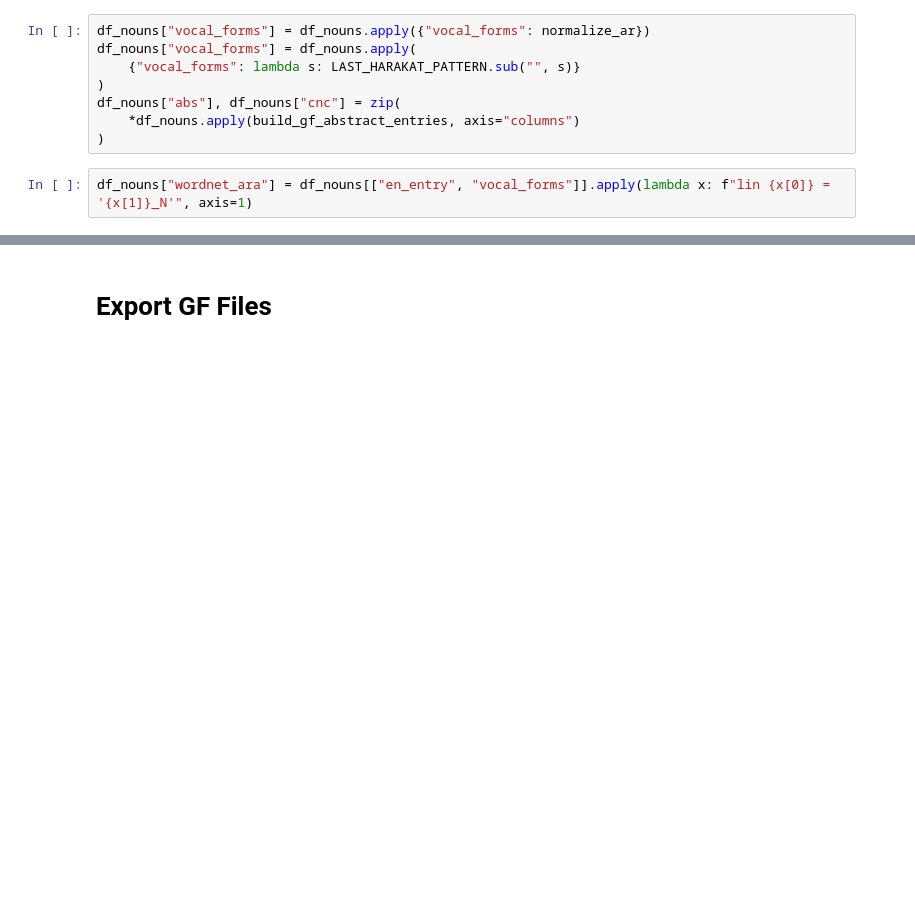
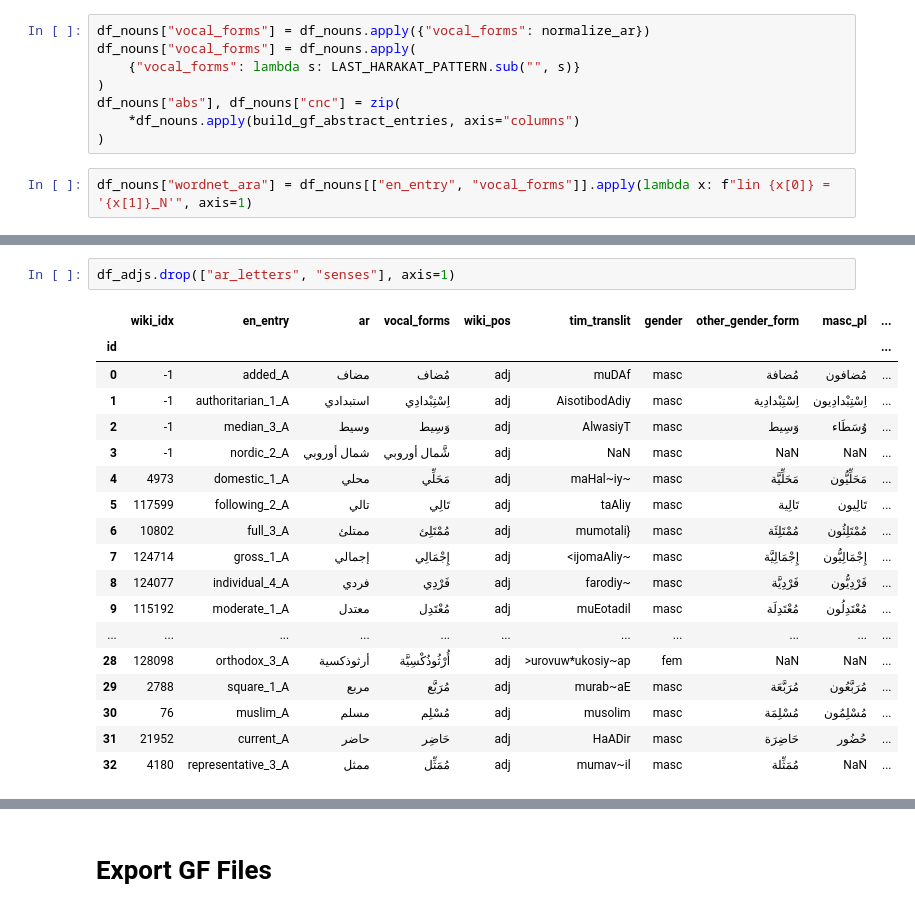
Before and after one commit to zarzouram/MLT_Thesis, a Jupyter notebook: notebooks/step-3_build_gfs.ipynb, the cells around one changed output, grey strips where cells are left out. Cells and saved outputs as stored; diff of their text form; blank space fills up the shorter version.

```diff
--- a/notebooks/step-3_build_gfs.ipynb
+++ b/notebooks/step-3_build_gfs.ipynb
@@ -274,0 +239,21 @@ df_nouns
+# %%
+df_adjs.drop(["ar_letters", "senses"], axis=1)
+# %% [output]
+|  | wiki_idx | en_entry | ar | vocal_forms | wiki_pos | tim_translit | gender | other_gender_form | masc_pl | ... |
+| id |  |  |  |  |  |  |  |  |  | ... |
+| 0 | -1 | added_A | مضاف | مُضاف | adj | muDAf | masc | مُضافة | مُضافون | ... |
+| 1 | -1 | authoritarian_1_A | استبدادي | اِسْتِبْدادِي | adj | AisotibodAdiy | masc | اِسْتِبْدادِية | اِسْتِبْدادِيون | ... |
+| 2 | -1 | median_3_A | وسيط | وَسِيط | adj | AlwasiyT | masc | وَسِيط | وُسَطَاء | ... |
+| 3 | -1 | nordic_2_A | شمال أوروبي | شَّمال أوروبي | adj | NaN | masc | NaN | NaN | ... |
+| 4 | 4973 | domestic_1_A | محلي | مَحَلِّي | adj | maHal~iy~ | masc | مَحَلِّيَّة | مَحَلِّيُّون | ... |
+| 5 | 117599 | following_2_A | تالي | تَالِي | adj | taAliy | masc | تَالِية | تَالِيون | ... |
+| 6 | 10802 | full_3_A | ممتلئ | مُمْتَلِئ | adj | mumotali} | masc | مُمْتَلِئَة | مُمْتَلِئُون | ... |
+| 7 | 124714 | gross_1_A | إجمالي | إِجْمَالِي | adj | <ijomaAliy~ | masc | إِجْمَالِيَّة | إِجْمَالِيُّون | ... |
+| 8 | 124077 | individual_4_A | فردي | فَرْدِي | adj | farodiy~ | masc | فَرْدِيَّة | فَرْدِيُّون | ... |
+| 9 | 115192 | moderate_1_A | معتدل | مُعْتَدِل | adj | muEotadil | masc | مُعْتَدِلَة | مُعْتَدِلُون | ... |
+| ... | ... | ... | ... | ... | ... | ... | ... | ... | ... | ... |
+| 28 | 128098 | orthodox_3_A | أرثوذكسية | أُرْثُوذُكْسِيَّة | adj | >urovuw*ukosiy~ap | fem | NaN | NaN | ... |
+| 29 | 2788 | square_1_A | مربع | مُرَبَّع | adj | murab~aE | masc | مُرَبَّعَة | مُرَبَّعُون | ... |
+| 30 | 76 | muslim_A | مسلم | مُسْلِم | adj | musolim | masc | مُسْلِمَة | مُسْلِمُون | ... |
+| 31 | 21952 | current_A | حاضر | حَاضِر | adj | HaADir | masc | حَاضِرَة | حُضُور | ... |
+| 32 | 4180 | representative_3_A | ممثل | مُمَثِّل | adj | mumav~il | masc | مُمَثِّلة | NaN | ... |
```
Also changed, not shown: parts of 21 cells of this notebook, 3 other files.
